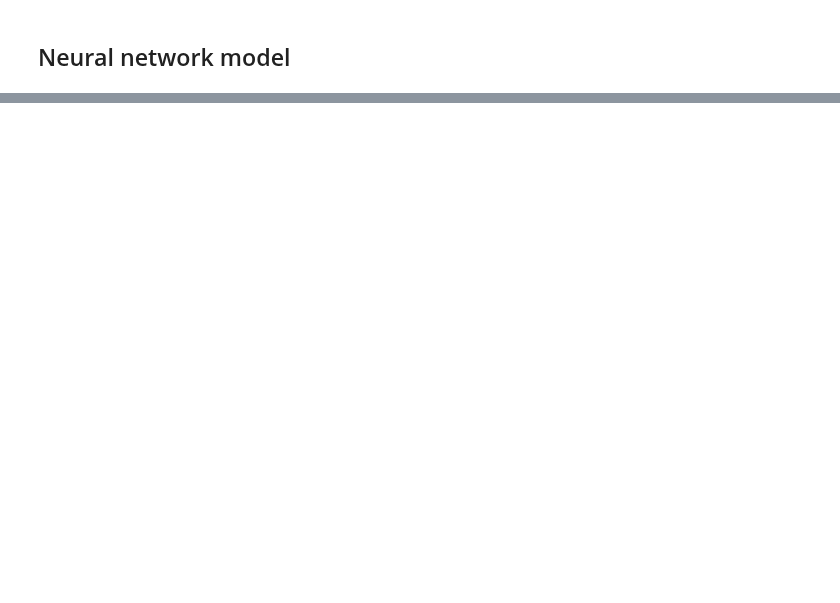
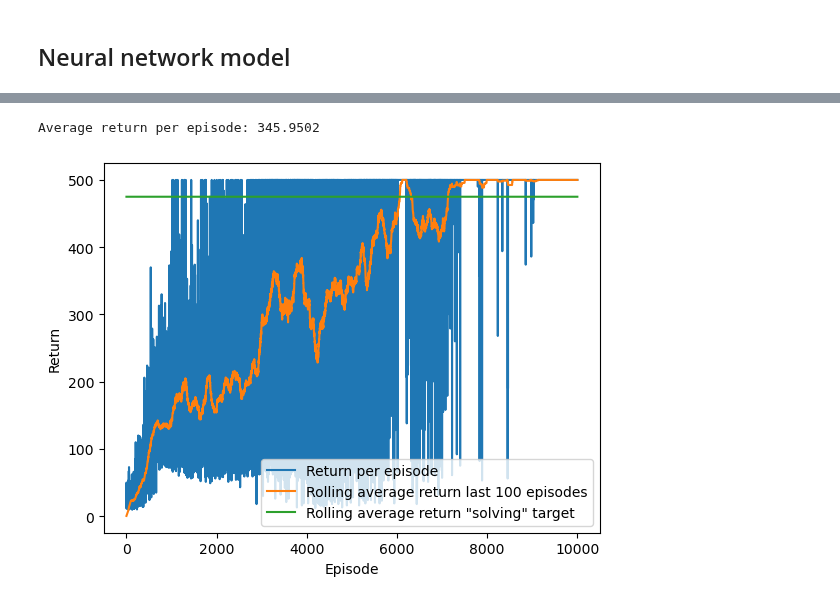
Before and after one commit to CarlFredriksson/rl-gymnasium-training, a Jupyter notebook: CartPole/cart_pole_reinforce.ipynb, the cells around one changed output, grey strips where cells are left out. Drawn from its saved outputs; the diff is of its cells as text; code cells hidden in the pictures; blank space fills up the shorter version.

```diff
--- a/CartPole/cart_pole_reinforce.ipynb
+++ b/CartPole/cart_pole_reinforce.ipynb
@@ -72,0 +92,19 @@ Average return per episode: 89.8009
+# %%
+env = gym.make(ENVIRONMENT_ID)
+policy_model = models.create_simple_nn(
+    env.observation_space.shape[0],
+    env.action_space.n,
+    NN_HIDDEN_LAYER_SIZES,
+    output_activation="softmax"
+).to(device)
+value_model = models.create_simple_nn(env.observation_space.shape[0], 1, NN_HIDDEN_LAYER_SIZES).to(device)
+policy_optimizer = torch.optim.AdamW(policy_model.parameters(), lr=0.001, amsgrad=True)
+value_optimizer = torch.optim.AdamW(value_model.parameters(), lr=0.001, amsgrad=True)
+returns, states, actions, rewards = policy_gradient_methods.train_episodic_reinforce_with_baseline(
+    env, policy_model, value_model, policy_optimizer, value_optimizer, device, RNG_SEED, NUM_EPISODES, GAMMA, GRAD_CLIP_VALUE
+)
+env.close()
+utils.plot_returns(returns, env.spec.reward_threshold)
+# %% [output]
+Average return per episode: 345.9502
+[figure, added]
```
Also changed, not shown: parts of 6 cells of this notebook, 1 other file.
